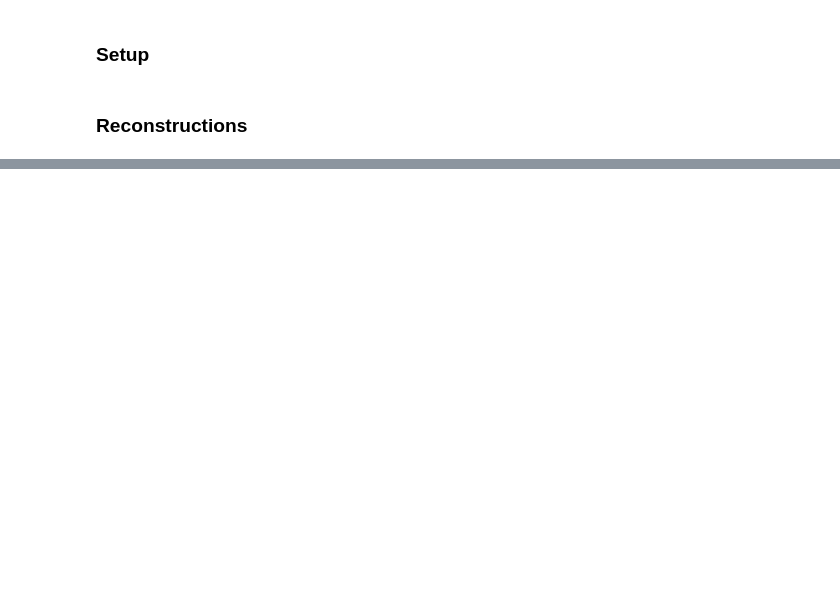
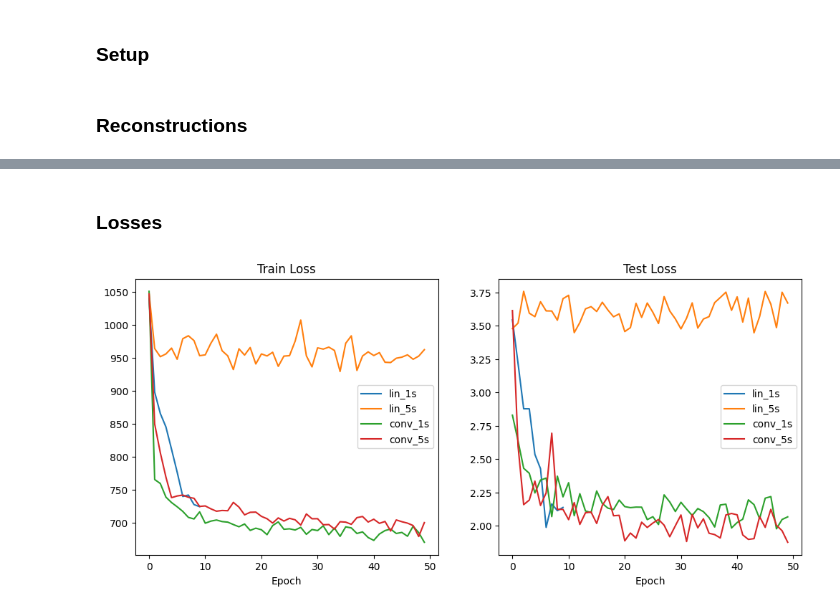
Before and after one commit to JulianBvW/Wearable-Sleep-Event-Detection, a Jupyter notebook: Notebooks/31_pleth_vae_recon.ipynb, the cells around one changed output, grey strips where cells are left out. Saved outputs shown, nothing was run; the diff lists cells and outputs as text; code cells hidden in the pictures; blank space fills up the shorter version.

Commit message:
Visualized train and test loss for pleth VAE

```diff
--- a/Notebooks/31_pleth_vae_recon.ipynb
+++ b/Notebooks/31_pleth_vae_recon.ipynb
@@ -58,6 +58,34 @@ def show_recon(ts):
         signal_recon.plot(ax=axs[i])
         axs[i].legend()
     plt.show()
+# %%
+def show_loss():
+    losses_lin_1s = pd.read_csv('../wearsed/training/vae/output/bs_256_epochs_10/latent_size_8/losses.csv')
+    losses_lin_5s = pd.read_csv('../wearsed/training/vae/output_5s/losses.csv')
+    losses_conv_1s = pd.read_csv('../wearsed/training/vae/output_conv/losses.csv')
+    losses_conv_5s = pd.read_csv('../wearsed/training/vae/output_conv_5s/losses.csv')
+    train_losses = pd.DataFrame({
+        'lin_1s':  losses_lin_1s['train_losses'],
+        'lin_5s':  losses_lin_5s['train_losses'],
+        'conv_1s': losses_conv_1s['train_losses'],
+        'conv_5s': losses_conv_5s['train_losses']
+    })
+    test_losses = pd.DataFrame({
+        'lin_1s':  losses_lin_1s['test_losses'],
+        'lin_5s':  losses_lin_5s['test_losses'],
+        'conv_1s': losses_conv_1s['test_losses'],
+        'conv_5s': losses_conv_5s['test_losses']
+    })
+    _, axs = plt.subplots(1, 2, figsize=(12, 5))
+    train_losses.plot(ax=axs[0])
+    test_losses.plot(ax=axs[1])
+    axs[0].legend(loc='center right')
+    axs[1].legend(loc='center right')
+    axs[0].set_xlabel('Epoch')
+    axs[1].set_xlabel('Epoch')
+    axs[0].set_title('Train Loss')
+    axs[1].set_title('Test Loss')
+    plt.show()
 # %% [markdown]
 ### Reconstructions
 # %%
@@ -70,0 +100,6 @@ show_recon(250000)
+# %% [markdown]
+### Losses
+# %%
+show_loss()
+# %% [output]
+[figure, added]
```
Also changed, not shown: parts of 2 cells of this notebook.
